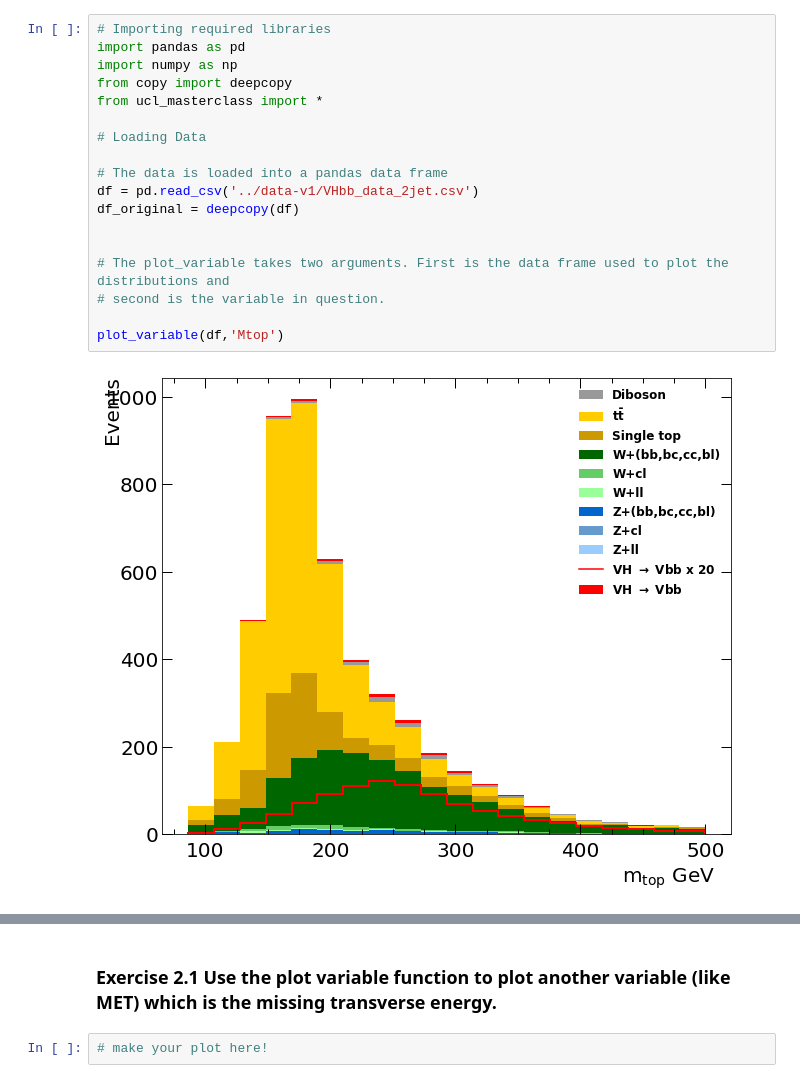
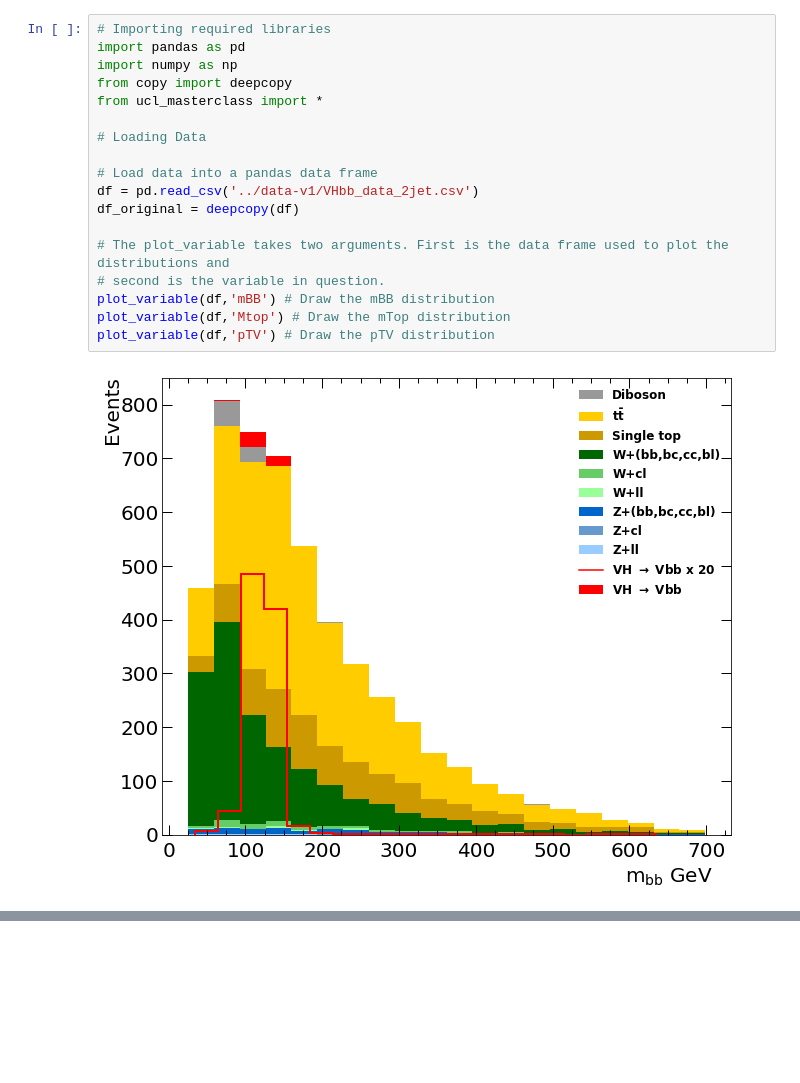
Before and after one commit to nikitapond/in2HEP, a Jupyter notebook: practicalMLproject/ATLAS_Cut_Based.ipynb, the cells around one changed output, grey strips where cells are left out. Drawn from its saved outputs; the diff is of its cells as text; blank space fills up the shorter version.

```diff
--- a/practicalMLproject/ATLAS_Cut_Based.ipynb
+++ b/practicalMLproject/ATLAS_Cut_Based.ipynb
@@ -85,20 +13,20 @@ The code below plots the distribution of the reconstructed top mass $M_{top}$. T
 # %%
 # Importing required libraries
 import pandas as pd
 import numpy as np
 from copy import deepcopy
 from ucl_masterclass import *
 
 # Loading Data
 
-# The data is loaded into a pandas data frame
+# Load data into a pandas data frame
 df = pd.read_csv('../data-v1/VHbb_data_2jet.csv')
 df_original = deepcopy(df)
 
-
 # The plot_variable takes two arguments. First is the data frame used to plot the distributions and
 # second is the variable in question.
-
-plot_variable(df,'Mtop')
+plot_variable(df,'mBB') # Draw the mBB distribution
+plot_variable(df,'Mtop') # Draw the mTop distribution
+plot_variable(df,'pTV') # Draw the pTV distribution
 # %% [output]
-[figure, old version]
+[figure, new version]
@@ -105,4 +34,0 @@ plot_variable(df,'Mtop')
-# %% [markdown]
-### Exercise 2.1 Use the plot variable function to plot another variable (like MET) which is the missing transverse energy.
-# %%
-# make your plot here!
```
Also changed, not shown: parts of 14 cells of this notebook, 3 other files.
